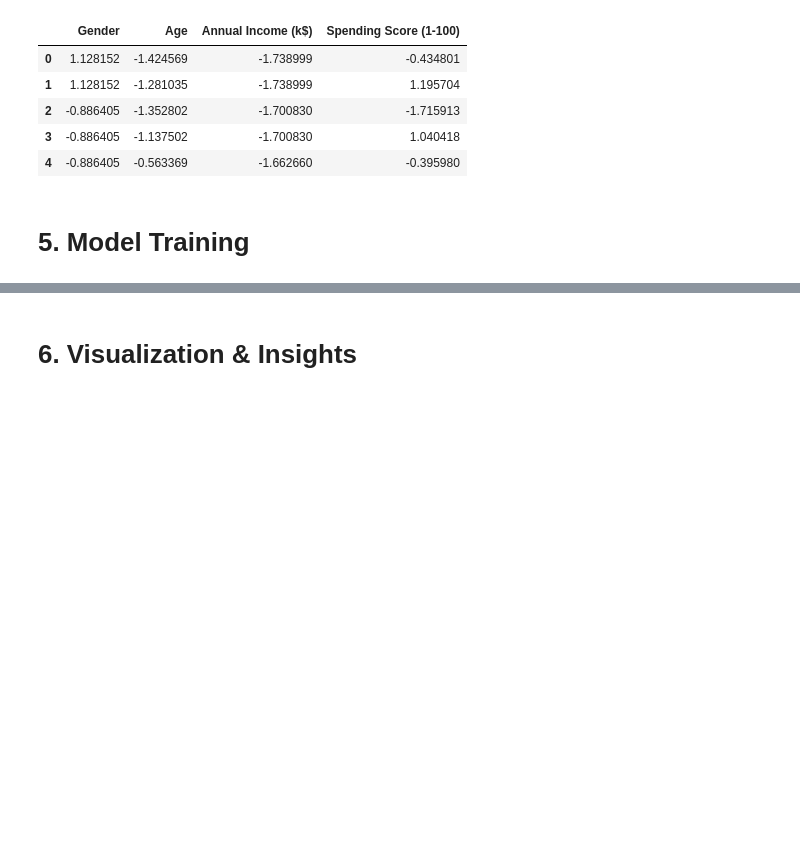
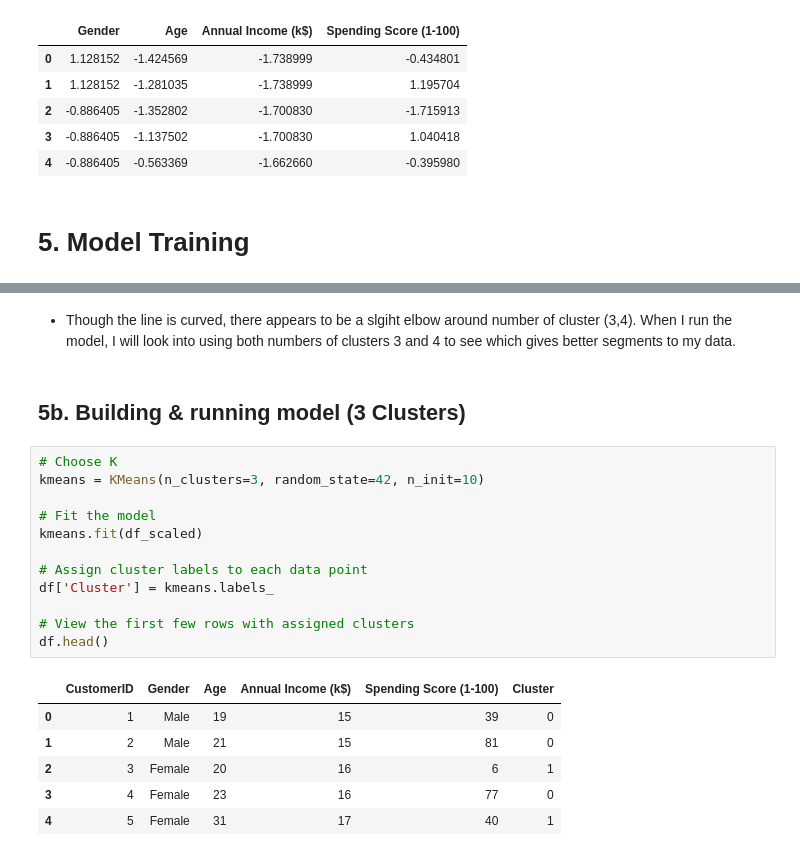
Before and after one commit to sbmccall/data-science-projects, a Jupyter notebook: customer-segmentation/notebooks/Mall_Customer_Segmentation.ipynb, the cells around one changed output, grey strips where cells are left out. Drawn from its saved outputs; the diff is of its cells as text; blank space fills up the shorter version.

```diff
--- a/customer-segmentation/notebooks/Mall_Customer_Segmentation.ipynb
+++ b/customer-segmentation/notebooks/Mall_Customer_Segmentation.ipynb
@@ -269,5 +339,28 @@ plt.xticks(K_range)
 plt.show()
 # %% [output]
 [figure]
-# %% [markdown]
-# 6. Visualization & Insights
+# %% [markdown]
+
+
+*   Though the line is curved, there appears to be a slgiht elbow around number of cluster (3,4). When I run the model, I will look into using both numbers of clusters 3 and 4 to see which gives better segments to my data.
+# %% [markdown]
+## 5b. Building & running model (3 Clusters)
+# %%
+# Choose K
+kmeans = KMeans(n_clusters=3, random_state=42, n_init=10)
+
+# Fit the model
+kmeans.fit(df_scaled)
+
+# Assign cluster labels to each data point
+df['Cluster'] = kmeans.labels_
+
+# View the first few rows with assigned clusters
+df.head()
+# %% [output]
+|  | CustomerID | Gender | Age | Annual Income (k$) | Spending Score (1-100) | Cluster |
+| 0 | 1 | Male | 19 | 15 | 39 | 0 |
+| 1 | 2 | Male | 21 | 15 | 81 | 0 |
+| 2 | 3 | Female | 20 | 16 | 6 | 1 |
+| 3 | 4 | Female | 23 | 16 | 77 | 0 |
+| 4 | 5 | Female | 31 | 17 | 40 | 1 |
```
Also changed, not shown: parts of 10 cells of this notebook.
